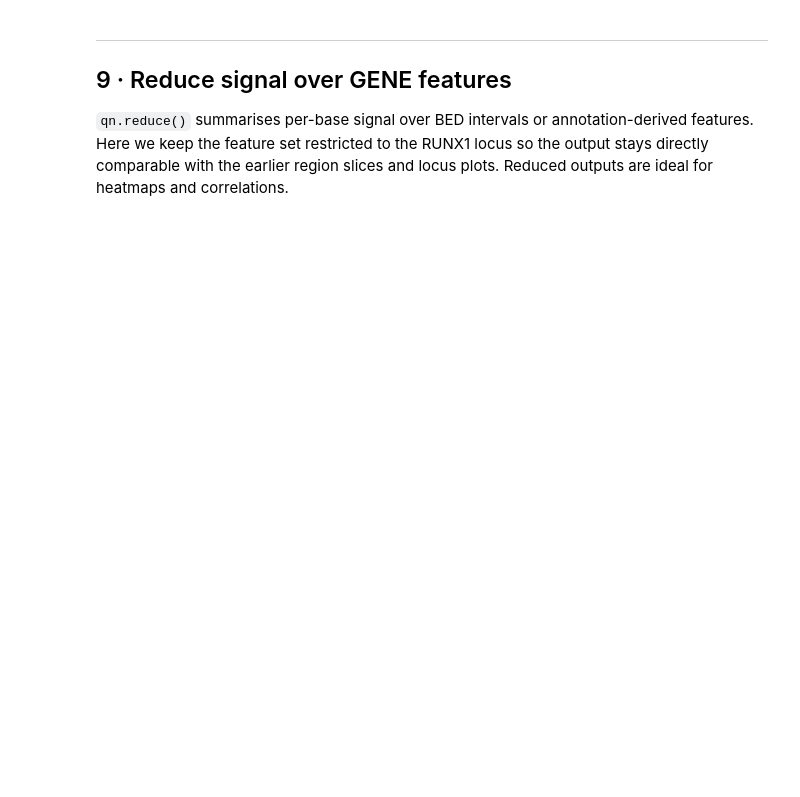
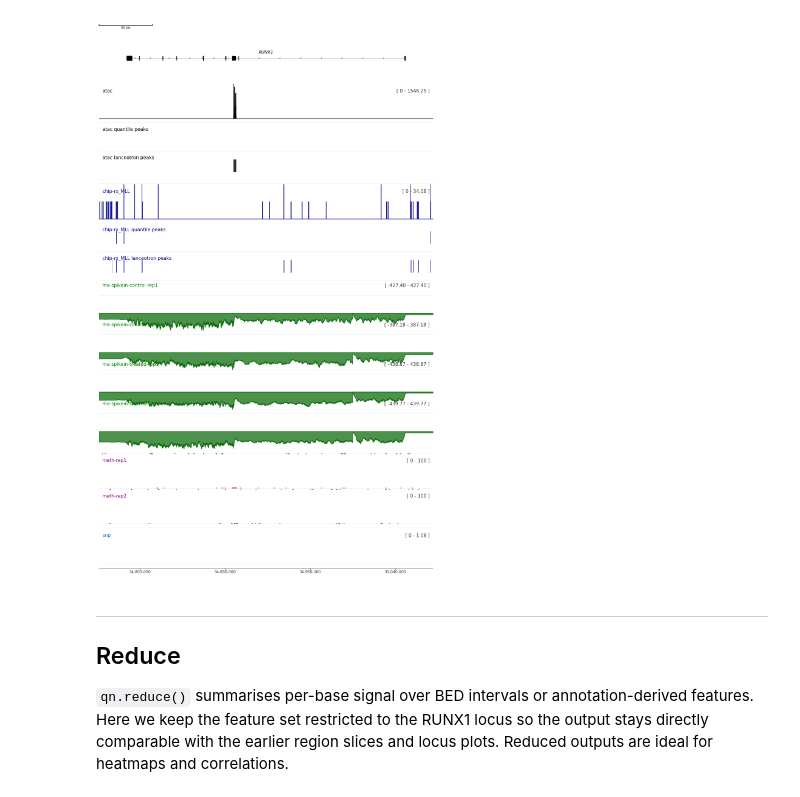
Before and after one commit to Milne-Group/QuantNado, a Jupyter notebook: example/example_dataset.ipynb, the cells around one changed output. Saved outputs shown, nothing was run; the diff lists cells and outputs as text; code cells hidden in the pictures; blank space fills up the shorter version.

```diff
--- a/example/example_dataset.ipynb
+++ b/example/example_dataset.ipynb
@@ -152,7 +175,9 @@ for _, row in metadata.iterrows():
     sample, assay = row["sample_id"], row["assay"]
     store = SAMPLES_DIR / f"{sample}.zarr"
 
-    if not store.exists():
+    if store.exists():
+        print(f"✓ {sample} ({assay})")
+    else:
         quantnado.create_dataset(
             sample_id=sample,
             assay=assay,
@@ -164,5 +189,3 @@ for _, row in metadata.iterrows():
             test_chromosomes=["chr21"],
         )
         print(f"✓ {sample} ({assay})")
-    else:
-        print(f"✓ {sample} ({assay})")
@@ -386,38 +825,45 @@ qn.locus_plot(
 # %%
-import plotnado as pn
-
 qn_cpm = qn.normalise(method="cpm")
 groups = qn_cpm.groups
 
-height = 0.5
+height = 1
+peak_height = 0.8
 gf = pn.GenomicFigure(theme="publication")
 gf.scalebar()
 gf.genes("hg38", minimum_gene_length=1e5)
 for sample in groups["ATAC"]:
+    col = "black"
     gf.quantnado_coverage(
         sample,
         quantnado=qn_cpm,
-        # autoscale_group="ATAC",
-        color="black",
+        color=col,
         title=sample,
         height=height,
     )
-gf.spacer(height=0.1)
+    gf.spacer(height=0.1)
+    gf.bed(beds_by_method["quantile"][sample], color=col, edge_color=col, height=peak_height, title=f"{sample} quantile peaks")
+    gf.bed(beds_by_method["lanceotron"][f"{sample}_lanceotron_peaks"], color=col, edge_color=col, height=peak_height, title=f"{sample} lanceotron peaks")
+    gf.spacer(height=0.1)
+
 for sample in groups["CHIP"]:
+    col = "darkblue"
     gf.quantnado_coverage(
         sample,
         quantnado=qn_cpm,
-        # autoscale_group="ChIP",
-        color="darkblue",
+        color=col,
         title=sample,
         height=height,
     )
+    gf.spacer(height=0.1)
+    gf.bed(beds_by_method["quantile"][sample], color=col, edge_color=col, height=peak_height, title=f"{sample} quantile peaks")
+    gf.bed(beds_by_method["lanceotron"][f"{sample}_lanceotron_peaks"], color=col, edge_color=col, height=peak_height, title=f"{sample} lanceotron peaks")
+    gf.spacer(height=0.1)
+
 gf.spacer(height=0.3)
 for sample in groups["RNA"]:
     gf.quantnado_stranded_coverage(
         sample,
         quantnado=qn_cpm,
-        # autoscale_group="RNA",
         color="green",
         reverse_color="darkgreen",
         title=sample,
@@ -445,3 +891,4 @@ for sample in groups["SNP"]:
     )
 gf.axis()
 gf.plot_gene(GENE_NAME, extend=0.1)
+# %% [output]
@@ -448,6 +905,7 @@ gf.plot_gene(GENE_NAME, extend=0.1)
+[figure, added]
 # %% [markdown]
 ---
-## 9 · Reduce signal over GENE features
+## Reduce
 
 `qn.reduce()` summarises per-base signal over BED intervals or annotation-derived features. Here we keep the feature set restricted to the RUNX1 locus so the output stays directly comparable with the earlier region slices and locus plots. Reduced outputs are ideal for heatmaps and correlations.
 # %%
```
Also changed, not shown: parts of 69 cells of this notebook, 6 other files.
